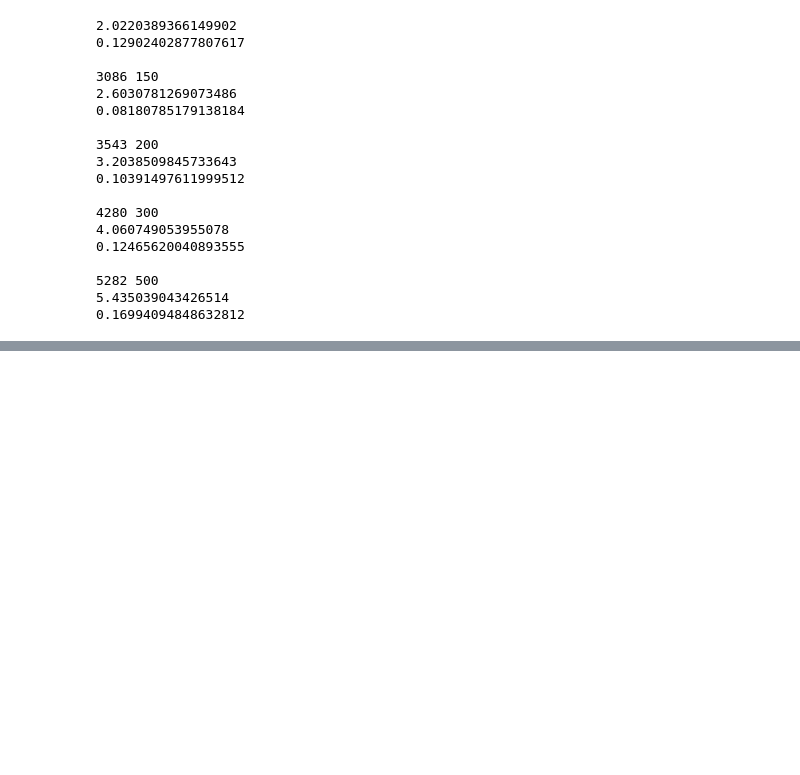
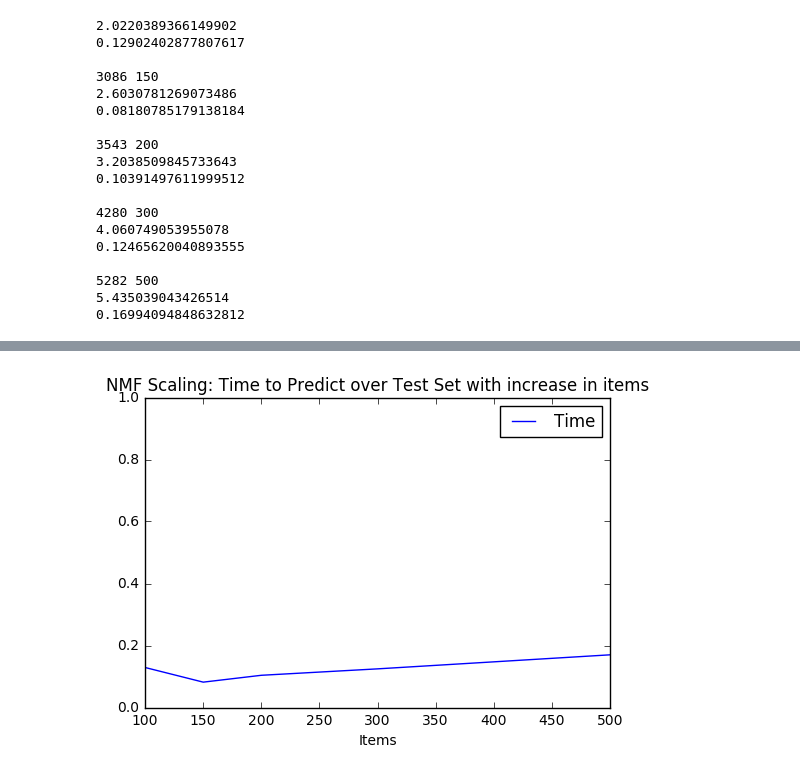
Before and after one commit to tjdharamsi/E4571-Personalisation-Theory-Project, a Jupyter notebook: Part1/analysis/CF-Data.ipynb, the cells around one changed output, grey strips where cells are left out. Cells and saved outputs as stored; diff of their text form; code cells hidden in the pictures; blank space fills up the shorter version.

```diff
--- a/Part1/analysis/CF-Data.ipynb
+++ b/Part1/analysis/CF-Data.ipynb
@@ -886,8 +888,10 @@ fig.savefig('../figures/traintimeNMF.png')
 # %%
 results_df1 = pd.DataFrame({'Items': [100, 150, 200, 300, 500], 'Time': tetimer})
-plot1 = results_df1.plot(x='Items', y='Time', ylim=(-1, 1), title = 'NMF Scaling: Time to Predict over Test Set with increase in items')
+plot1 = results_df1.plot(x='Items', y='Time', ylim=(0, 1), title = 'NMF Scaling: Time to Predict over Test Set with increase in items')
 fig = plot1.get_figure()
 fig.savefig('../figures/testtimeNMF.png')
+# %% [output]
+[figure, added]
 # %%
 sim_options = {
     'name': 'cosine',
```
Also changed, not shown: parts of 1 cell of this notebook.
